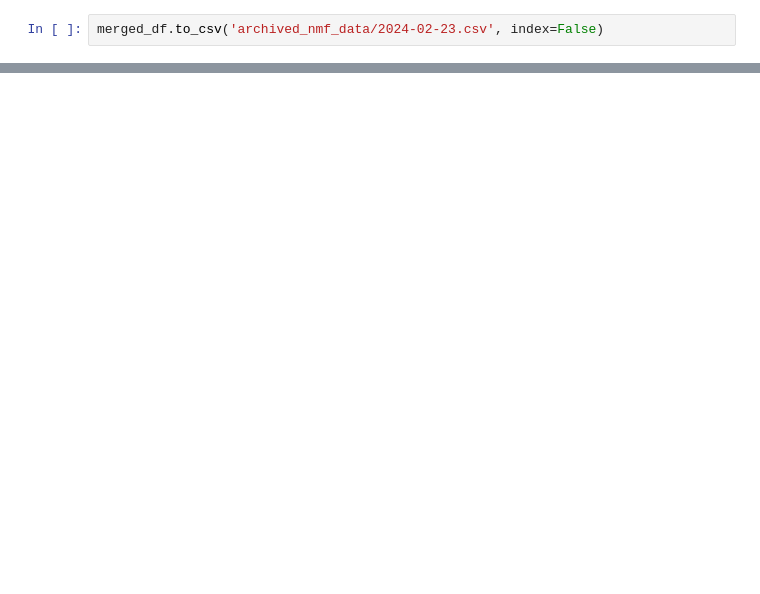
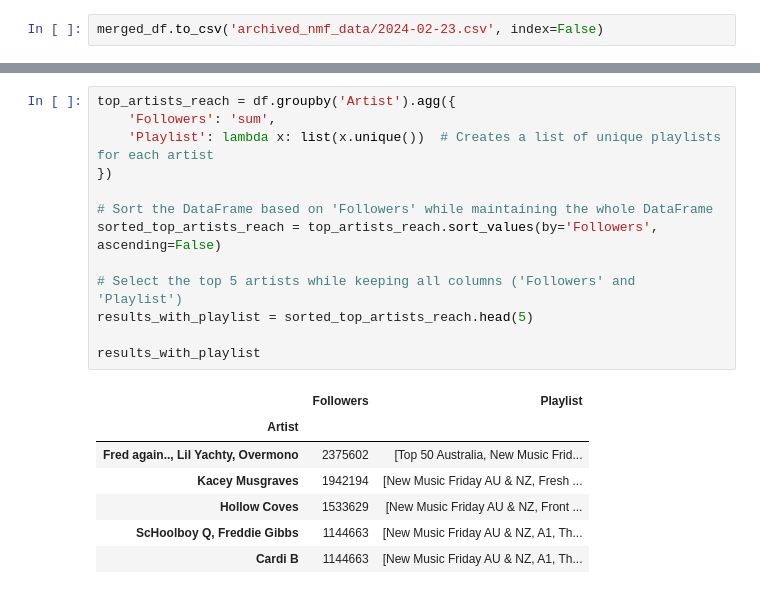
Before and after one commit to amcl11/spotify_au_release_app, a Jupyter notebook: data_check.ipynb, the cells around one changed output, grey strips where cells are left out. Drawn from its saved outputs; the diff is of its cells as text; blank space fills up the shorter version.

Commit message:
top 5 reach and historical data update

```diff
--- a/data_check.ipynb
+++ b/data_check.ipynb
@@ -394,0 +412,21 @@ merged_df.to_csv('archived_nmf_data/2024-02-23.csv', index=False)
+# %%
+top_artists_reach = df.groupby('Artist').agg({
+    'Followers': 'sum',
+    'Playlist': lambda x: list(x.unique())  # Creates a list of unique playlists for each artist
+})
+
+# Sort the DataFrame based on 'Followers' while maintaining the whole DataFrame
+sorted_top_artists_reach = top_artists_reach.sort_values(by='Followers', ascending=False)
+
+# Select the top 5 artists while keeping all columns ('Followers' and 'Playlist')
+results_with_playlist = sorted_top_artists_reach.head(5)
+
+results_with_playlist
+# %% [output]
+|  | Followers | Playlist |
+| Artist |  |  |
+| Fred again.., Lil Yachty, Overmono | 2375602 | [Top 50 Australia, New Music Frid... |
+| Kacey Musgraves | 1942194 | [New Music Friday AU & NZ, Fresh ... |
+| Hollow Coves | 1533629 | [New Music Friday AU & NZ, Front ... |
+| ScHoolboy Q, Freddie Gibbs | 1144663 | [New Music Friday AU & NZ, A1, Th... |
+| Cardi B | 1144663 | [New Music Friday AU & NZ, A1, Th... |
```
Also changed, not shown: parts of 2 cells of this notebook, 9 other files.
